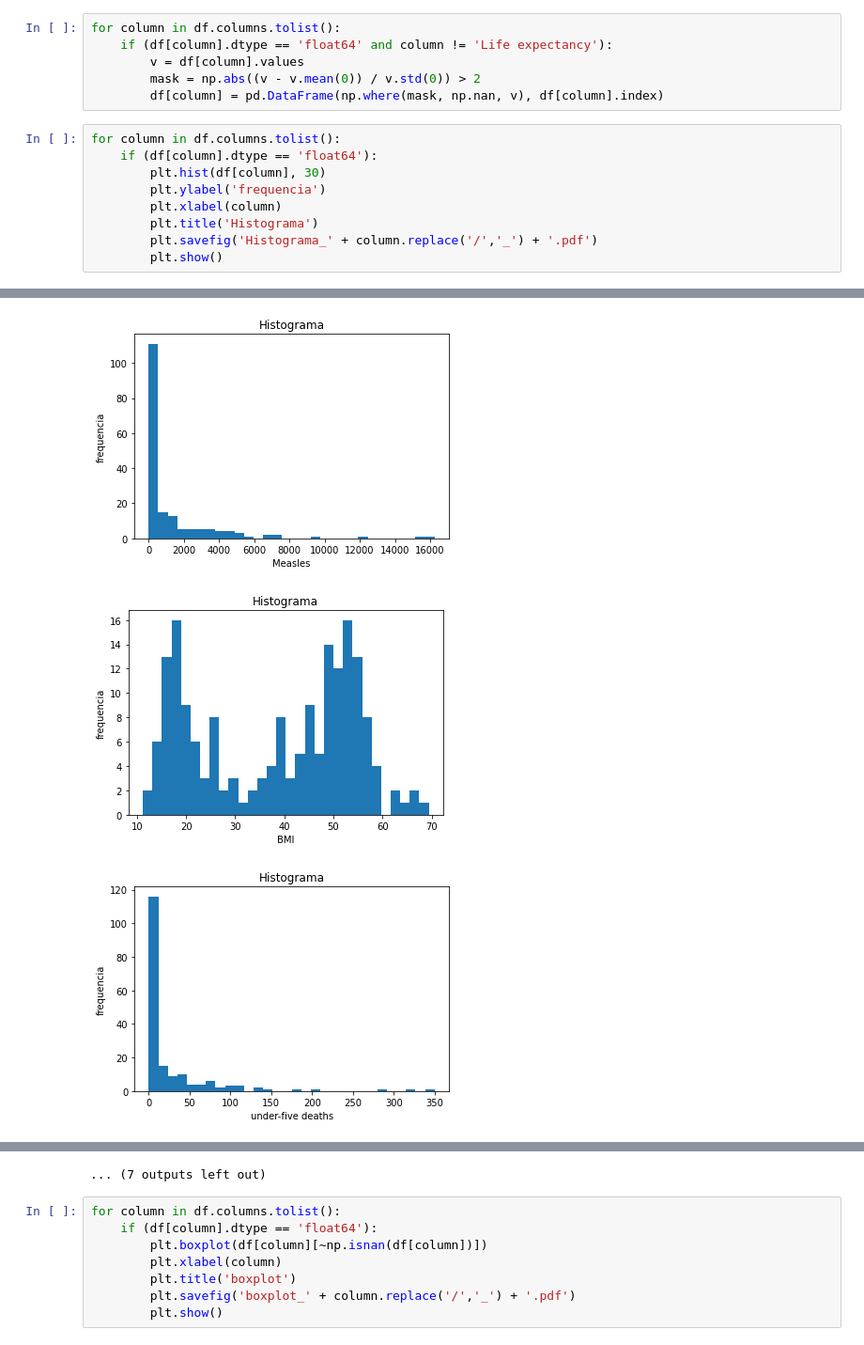
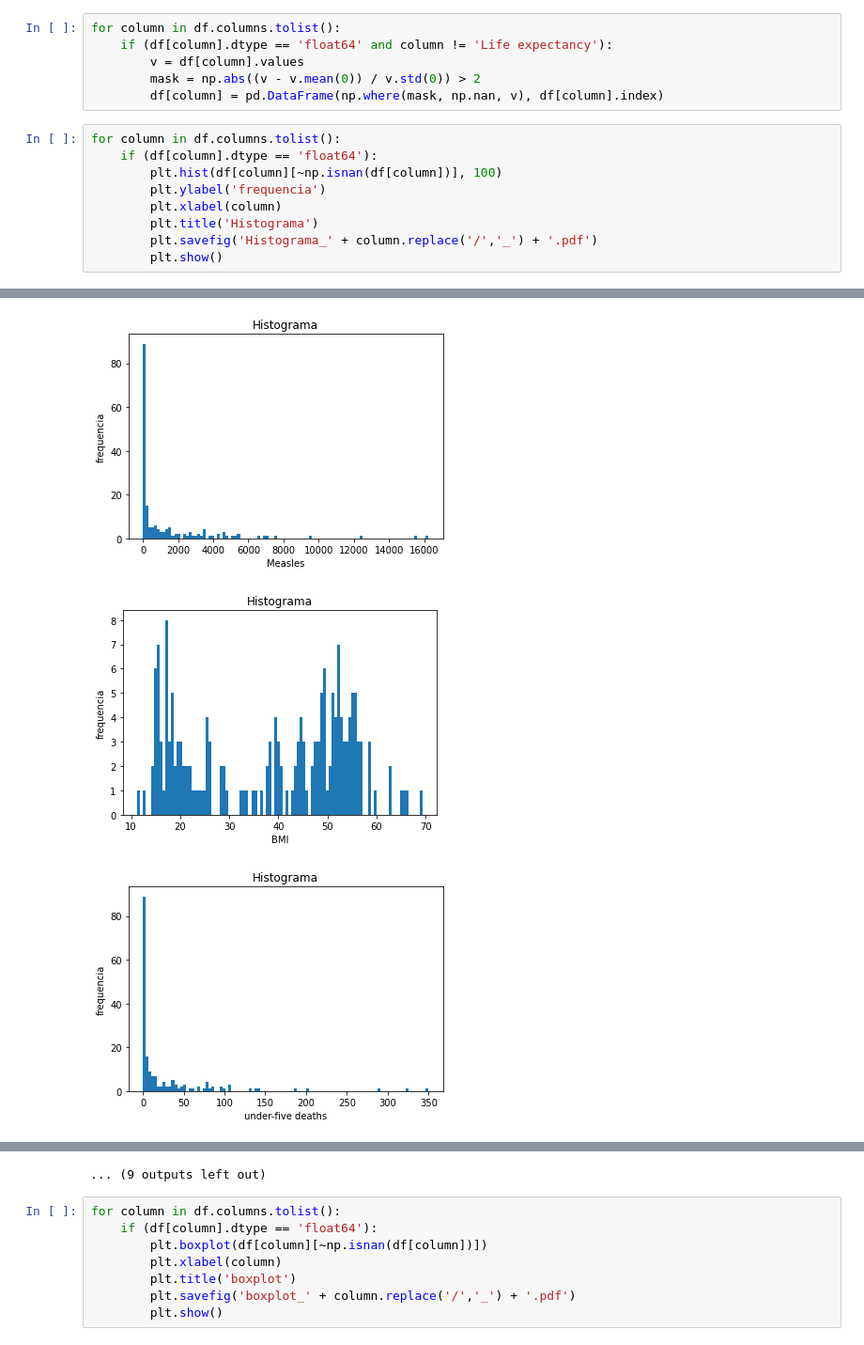
Before and after one commit to iglosiggio/metnum-tp3, a Jupyter notebook: notebooks/analisis_exploratorio_de_datos.ipynb, the cells around one changed output, grey strips where cells are left out. Shown at 94% size. Drawn from its saved outputs; the diff is of its cells as text.

```diff
--- a/notebooks/analisis_exploratorio_de_datos.ipynb
+++ b/notebooks/analisis_exploratorio_de_datos.ipynb
@@ -95,7 +95,7 @@ for column in df.columns.tolist():
 # %%
 for column in df.columns.tolist():
     if (df[column].dtype == 'float64'):
-        plt.hist(df[column], 30)
+        plt.hist(df[column][~np.isnan(df[column])], 100)
         plt.ylabel('frequencia')
         plt.xlabel(column)
         plt.title('Histograma')
@@ -111,3 +111,3 @@ for column in df.columns.tolist():
-[figure, old version]
+[figure, new version]
-[figure, old version]
+[figure, new version]
-[figure, old version]
+[figure, new version]
@@ -117,4 +117,4 @@ for column in df.columns.tolist():
-... (7 outputs left out)
+... (9 outputs left out)
 # %%
 for column in df.columns.tolist():
     if (df[column].dtype == 'float64'):
```
Also changed, not shown: parts of 8 cells of this notebook.
